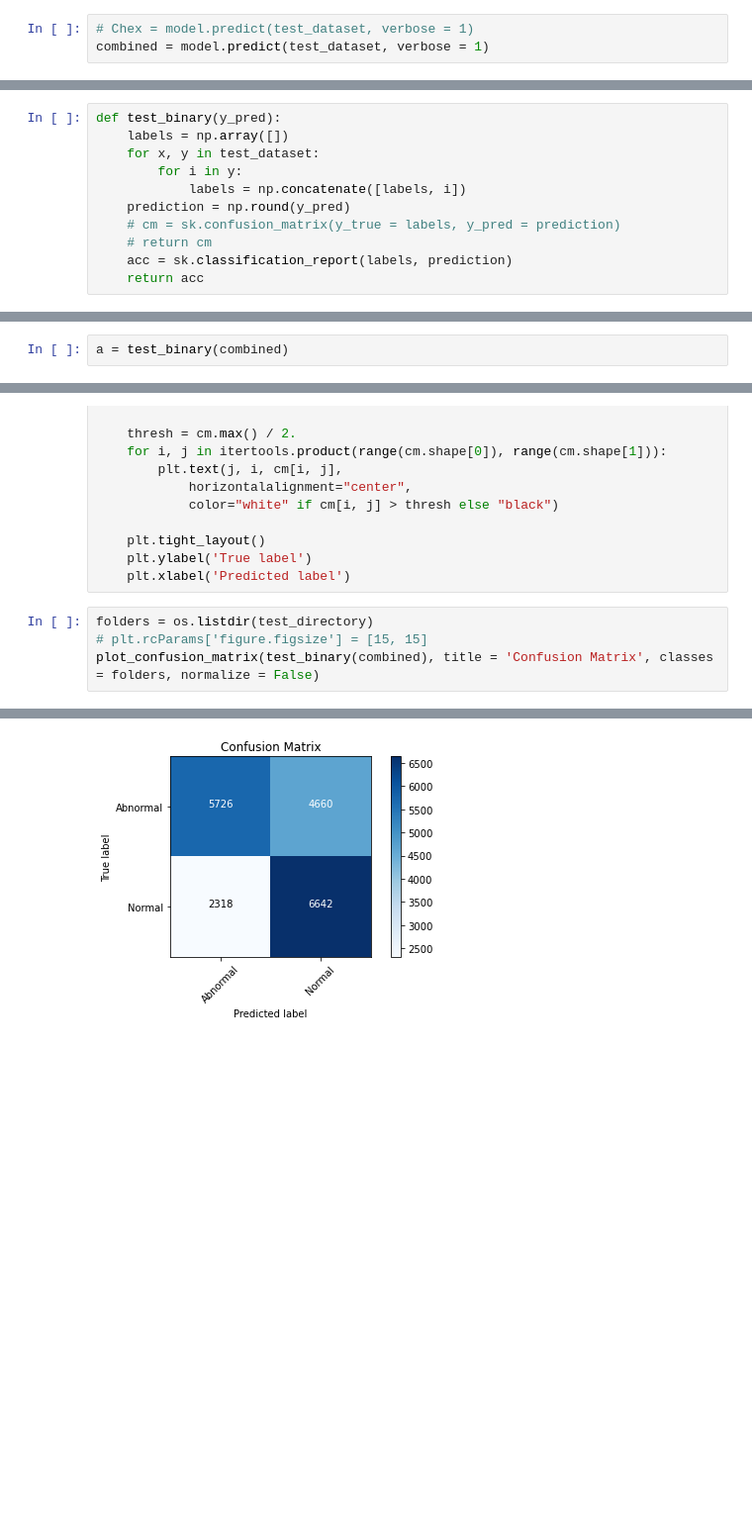
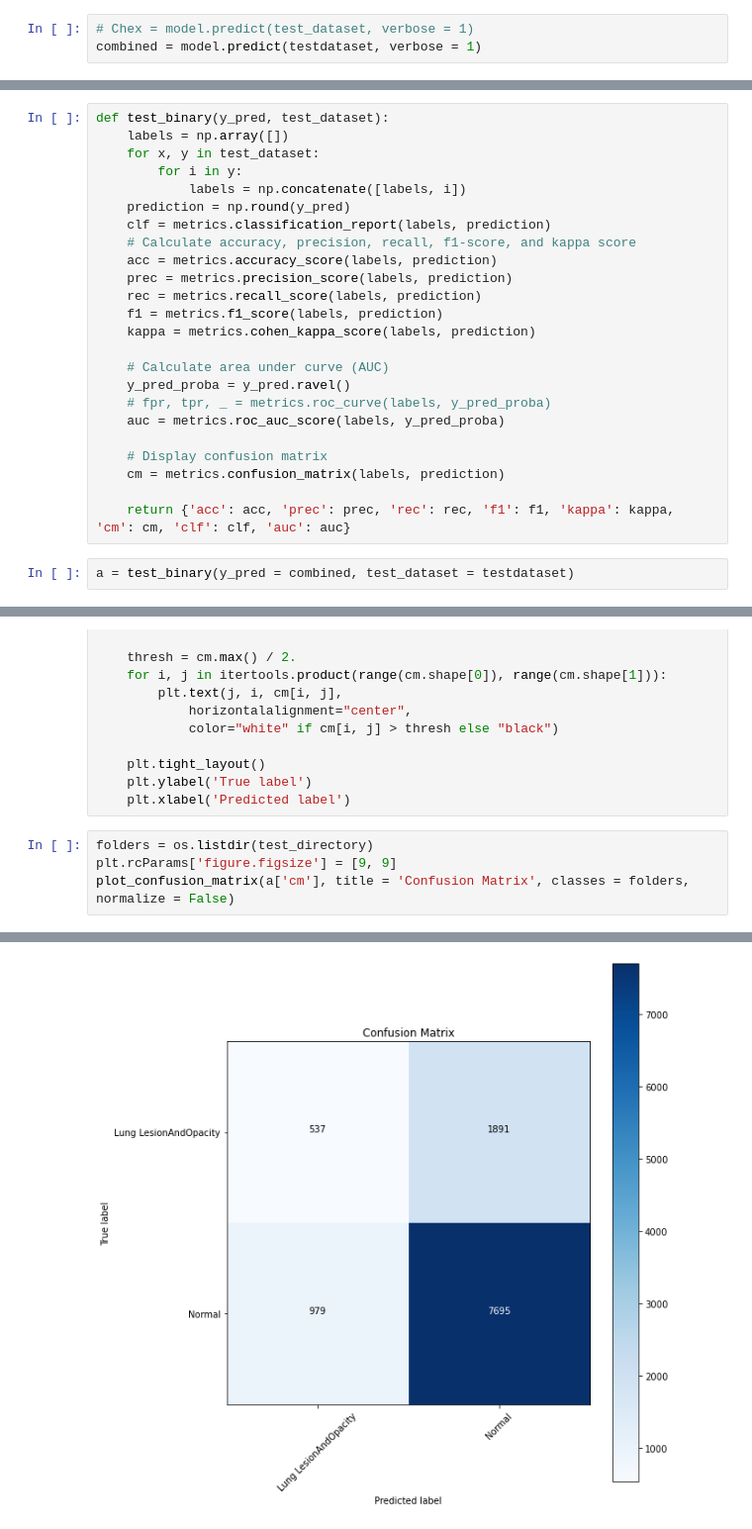
Before and after one commit to akshat2048/MSOE_ML, a Jupyter notebook: keras/DenseNet121TestKeras/classoutput.ipynb, the cells around one changed output, grey strips where cells are left out. Shown: that part at 99% size. Drawn from its saved outputs; the diff is of its cells as text; blank space fills up the shorter version.

```diff
--- a/keras/DenseNet121TestKeras/classoutput.ipynb
+++ b/keras/DenseNet121TestKeras/classoutput.ipynb
@@ -27,4 +91,4 @@ Found 19346 files belonging to 2 classes.
 # %%
 # Chex = model.predict(test_dataset, verbose = 1)
-combined = model.predict(test_dataset, verbose = 1)
+combined = model.predict(testdataset, verbose = 1)
 # %% [output]
@@ -53,11 +104,0 @@ def test_categorical(y_pred):
-# %%
-def test_binary(y_pred):
-    labels = np.array([])
-    for x, y in test_dataset:
-        for i in y:
-            labels = np.concatenate([labels, i])
-    prediction = np.round(y_pred)
-    # cm = sk.confusion_matrix(y_true = labels, y_pred = prediction)
-    # return cm
-    acc = sk.classification_report(labels, prediction)
-    return acc
@@ -64,3 +109,27 @@ def test_binary(y_pred):
+# %%
+def test_binary(y_pred, test_dataset):
+    labels = np.array([])
+    for x, y in test_dataset:
+        for i in y:
+            labels = np.concatenate([labels, i])
+    prediction = np.round(y_pred)
+    clf = metrics.classification_report(labels, prediction)
+    # Calculate accuracy, precision, recall, f1-score, and kappa score
+    acc = metrics.accuracy_score(labels, prediction)
+    prec = metrics.precision_score(labels, prediction)
+    rec = metrics.recall_score(labels, prediction)
+    f1 = metrics.f1_score(labels, prediction)
+    kappa = metrics.cohen_kappa_score(labels, prediction)
+
+    # Calculate area under curve (AUC)
+    y_pred_proba = y_pred.ravel()
+    # fpr, tpr, _ = metrics.roc_curve(labels, y_pred_proba)
+    auc = metrics.roc_auc_score(labels, y_pred_proba)
+
+    # Display confusion matrix
+    cm = metrics.confusion_matrix(labels, prediction)
+
+    return {'acc': acc, 'prec': prec, 'rec': rec, 'f1': f1, 'kappa': kappa, 'cm': cm, 'clf': clf, 'auc': auc}
 # %%
-a = test_binary(combined)
+a = test_binary(y_pred = combined, test_dataset = testdataset)
 # %%
@@ -107,8 +176,8 @@ def plot_confusion_matrix(cm, classes,
     plt.xlabel('Predicted label')
 # %%
 folders = os.listdir(test_directory)
-# plt.rcParams['figure.figsize'] = [15, 15]
-plot_confusion_matrix(test_binary(combined), title = 'Confusion Matrix', classes = folders, normalize = False)
+plt.rcParams['figure.figsize'] = [9, 9]
+plot_confusion_matrix(a['cm'], title = 'Confusion Matrix', classes = folders, normalize = False)
 # %% [output]
 Confusion matrix, without normalization
-[figure, old version]
+[figure, new version]
```
Also changed, not shown: parts of 13 cells of this notebook, 10 other files.
